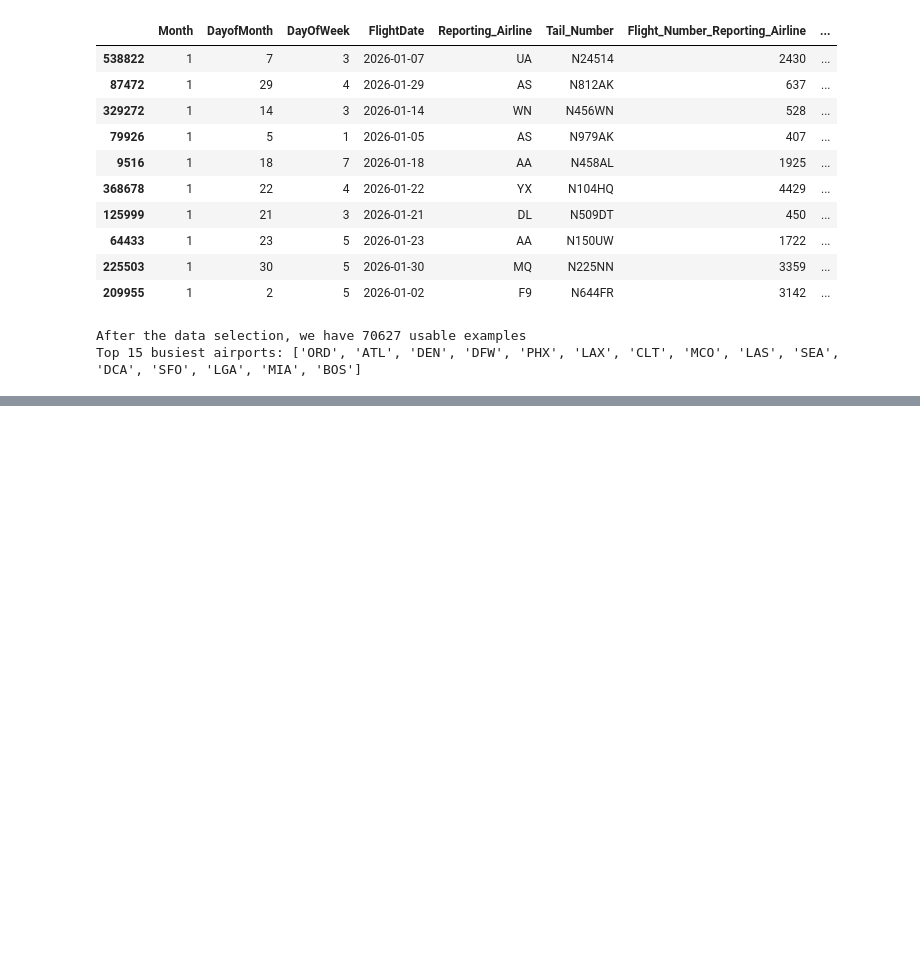
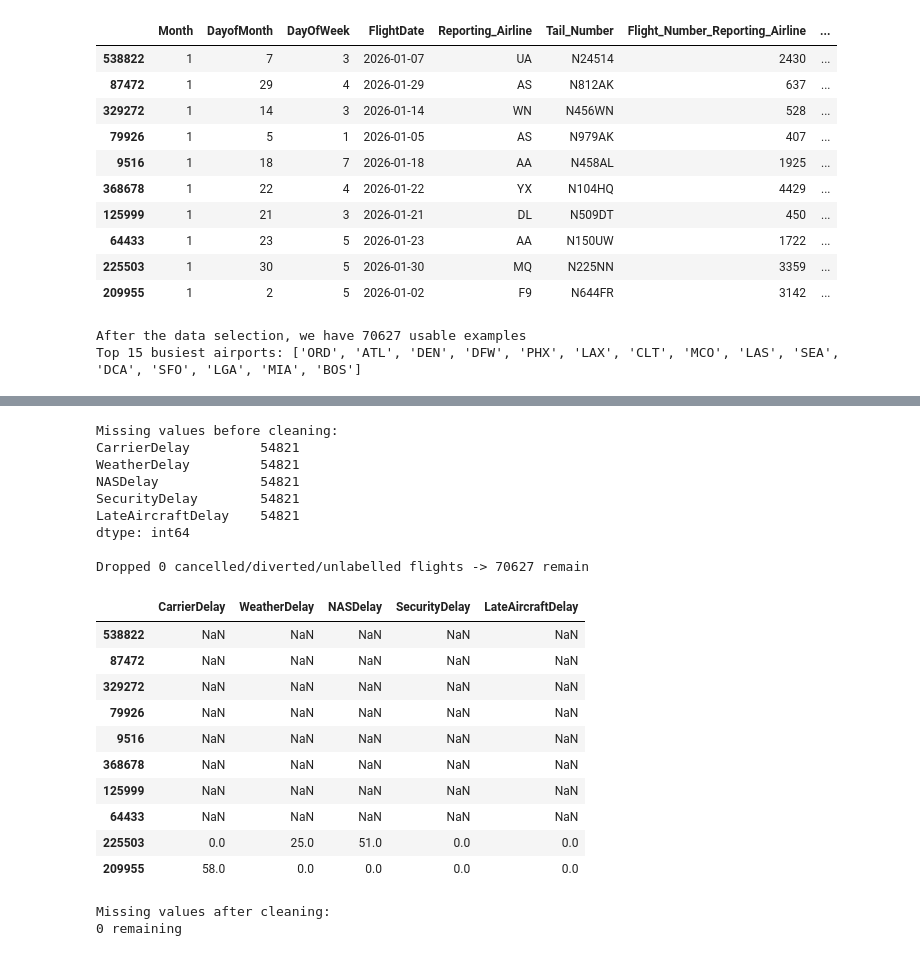
Before and after one commit to Ivangb-626/Data-mining, a Jupyter notebook: flight_prediction.ipynb, the cells around one changed output, grey strips where cells are left out. Cells and saved outputs as stored; diff of their text form; code cells hidden in the pictures; blank space fills up the shorter version.

Commit message:
feat: Data preprocessing implmenentation, still a few TODOs and reviews to the proposal necessary

```diff
--- a/flight_prediction.ipynb
+++ b/flight_prediction.ipynb
@@ -110,0 +129,51 @@ Top 15 busiest airports: ['ORD', 'ATL', 'DEN', 'DFW', 'PHX', 'LAX', 'CLT', 'MCO'
+# %%
+import numpy as np
+
+print("Missing values before cleaning:")
+print(df.isna().sum()[lambda s: s > 0], end="\n\n")
+
+# 1. Rows with no label: cancelled / diverted flights never get a (meaningful) arrival delay
+# This is expected to drop 0 rows since it is treated in data selection, but I write it here for order.
+n_before = len(df)
+df = df[(df["Cancelled"] == 0) & (df["Diverted"] == 0)].copy()
+df = df.dropna(subset=["ArrDelay", "ArrDel15"])
+print(f"Dropped {n_before - len(df)} cancelled/diverted/unlabelled flights -> {len(df)} remain")
+
+# 2. Delay-cause columns: NaN just means "no delay was attributed" for on-time flights.
+#    We fill with 0 so they are usable for analysis, but they are NOT model inputs (leakage).
+CAUSE_COLS = ["CarrierDelay", "WeatherDelay", "NASDelay", "SecurityDelay", "LateAircraftDelay"]
+
+# With this print we can see that the flights with no delay have NaN
+df[CAUSE_COLS].sample(10,random_state=42)
+# %% [output]
+Missing values before cleaning:
+CarrierDelay         54821
+WeatherDelay         54821
+NASDelay             54821
+SecurityDelay        54821
+LateAircraftDelay    54821
+dtype: int64
+
+Dropped 0 cancelled/diverted/unlabelled flights -> 70627 remain
+|  | CarrierDelay | WeatherDelay | NASDelay | SecurityDelay | LateAircraftDelay |
+| 538822 | NaN | NaN | NaN | NaN | NaN |
+| 87472 | NaN | NaN | NaN | NaN | NaN |
+| 329272 | NaN | NaN | NaN | NaN | NaN |
+| 79926 | NaN | NaN | NaN | NaN | NaN |
+| 9516 | NaN | NaN | NaN | NaN | NaN |
+| 368678 | NaN | NaN | NaN | NaN | NaN |
+| 125999 | NaN | NaN | NaN | NaN | NaN |
+| 64433 | NaN | NaN | NaN | NaN | NaN |
+| 225503 | 0.0 | 25.0 | 51.0 | 0.0 | 0.0 |
+| 209955 | 58.0 | 0.0 | 0.0 | 0.0 | 0.0 |
+# %%
+df[CAUSE_COLS] = df[CAUSE_COLS].fillna(0)
+
+# 3. Tail number: unknown aircraft are kept (the flight itself is valid) under an explicit label.
+df["Tail_Number"] = df["Tail_Number"].fillna("UNKNOWN")
+
+print("\nMissing values after cleaning:")
+print(df.isna().sum().sum(), "remaining")
+# %% [output]
+Missing values after cleaning:
+0 remaining
```
Also changed, not shown: parts of 11 cells of this notebook.
